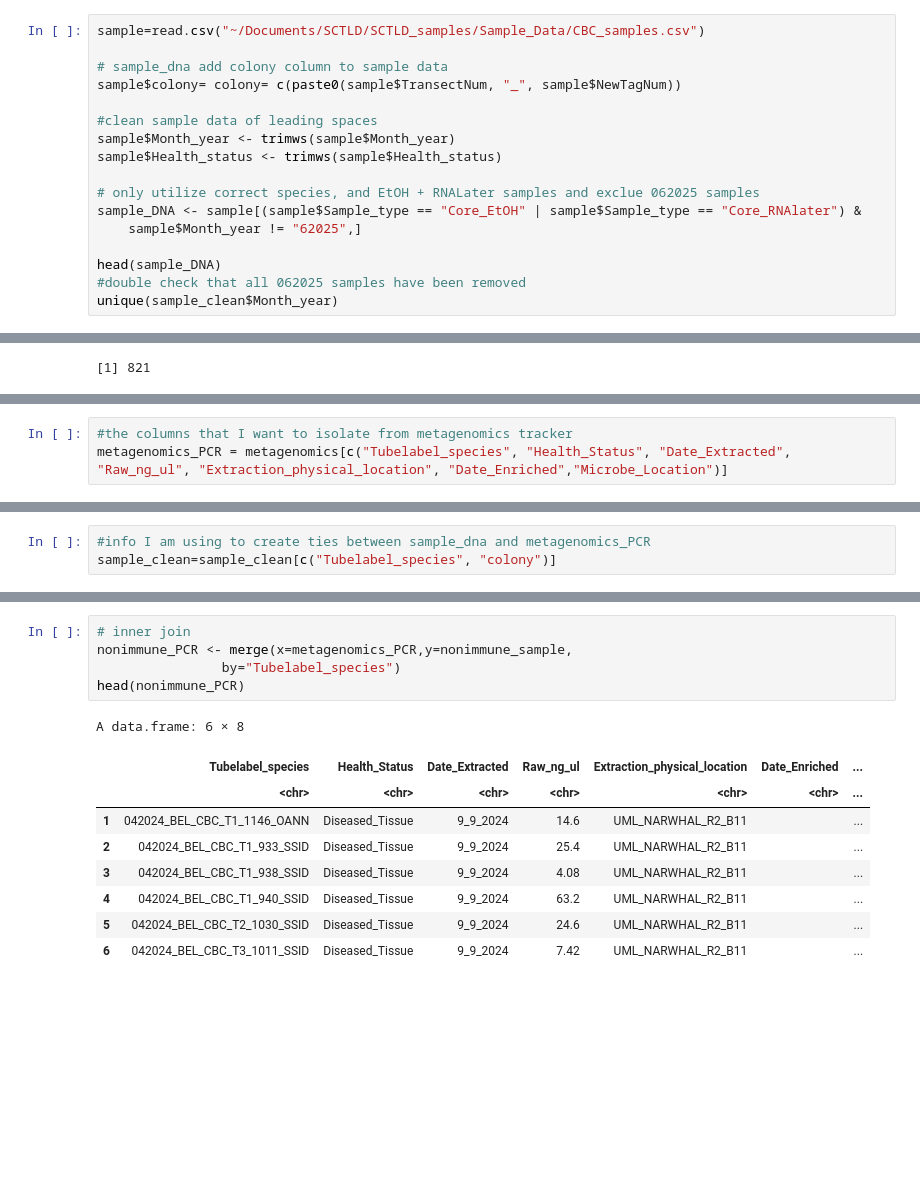
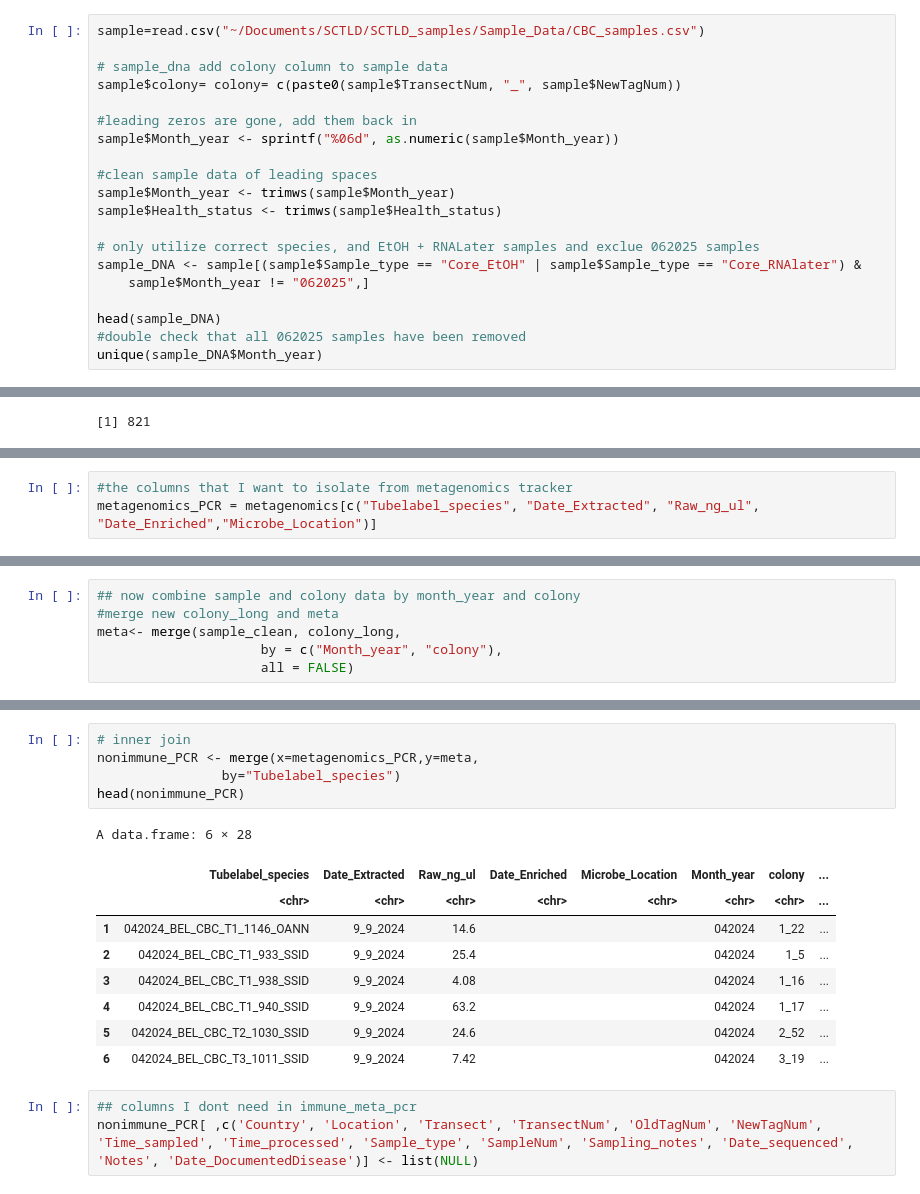
Before and after one commit to cdesouza02/PAN_BDT, a Jupyter notebook: NSF_Rapid/CBC_PCR_Plan/BEL_nonimmune.ipynb, the cells around one changed output, grey strips where cells are left out. Saved outputs shown, nothing was run; the diff lists cells and outputs as text; blank space fills up the shorter version.

Commit message:
consolildate meta data into one sheet

```diff
--- a/NSF_Rapid/CBC_PCR_Plan/BEL_nonimmune.ipynb
+++ b/NSF_Rapid/CBC_PCR_Plan/BEL_nonimmune.ipynb
@@ -47,6 +97,9 @@ sample=read.csv("~/Documents/SCTLD/SCTLD_samples/Sample_Data/CBC_samples.csv")
 
 # sample_dna add colony column to sample data
 sample$colony= colony= c(paste0(sample$TransectNum, "_", sample$NewTagNum))
+
+#leading zeros are gone, add them back in
+sample$Month_year <- sprintf("%06d", as.numeric(sample$Month_year))
 
 #clean sample data of leading spaces
 sample$Month_year <- trimws(sample$Month_year)
@@ -54,11 +107,11 @@ sample$Health_status <- trimws(sample$Health_status)
 
 # only utilize correct species, and EtOH + RNALater samples and exclue 062025 samples
 sample_DNA <- sample[(sample$Sample_type == "Core_EtOH" | sample$Sample_type == "Core_RNAlater") &
-    sample$Month_year != "62025",]
+    sample$Month_year != "062025",]
 
 head(sample_DNA)
 #double check that all 062025 samples have been removed
-unique(sample_clean$Month_year)
+unique(sample_DNA$Month_year)
 # %% [output]
 A data.frame: 6 × 21
 |  | Month_year | Country | Location | CollectionDate | Transect | TransectNum | OldTagNum | NewTagNum | Species | ... |
@@ -116,7 +170,7 @@ colnames(metagenomics)
 [24] "Sample_Code...datecollected_tagnumber_transect_samplenumber_species"
 # %%
 #the columns that I want to isolate from metagenomics tracker
-metagenomics_PCR = metagenomics[c("Tubelabel_species", "Health_Status", "Date_Extracted", "Raw_ng_ul", "Extraction_physical_location", "Date_Enriched","Microbe_Location")]
+metagenomics_PCR = metagenomics[c("Tubelabel_species", "Date_Extracted", "Raw_ng_ul", "Date_Enriched","Microbe_Location")]
 # %%
 head(metagenomics_PCR)
 # %% [output]
@@ -132,3 +185,0 @@ A data.frame: 6 × 7
-# %%
-#info I am using to create ties between sample_dna and metagenomics_PCR
-sample_clean=sample_clean[c("Tubelabel_species", "colony")]
@@ -137,0 +186,6 @@ nonimmune_sample=sample_clean[sample_clean$colony %in% colony_nonimmune,]
+# %%
+## now combine sample and colony data by month_year and colony
+#merge new colony_long and meta
+meta<- merge(sample_clean, colony_long,
+                     by = c("Month_year", "colony"),
+                     all = FALSE)
@@ -161,18 +241,21 @@ nrow(unmatched)
 # %%
 # inner join
-nonimmune_PCR <- merge(x=metagenomics_PCR,y=nonimmune_sample,
+nonimmune_PCR <- merge(x=metagenomics_PCR,y=meta,
                 by="Tubelabel_species")
 head(nonimmune_PCR)
 # %% [output]
-A data.frame: 6 × 8
+A data.frame: 6 × 28
-|  | Tubelabel_species | Health_Status | Date_Extracted | Raw_ng_ul | Extraction_physical_location | Date_Enriched | ... |
-|  | <chr> | <chr> | <chr> | <chr> | <chr> | <chr> | ... |
-| 1 | 042024_BEL_CBC_T1_1146_OANN | Diseased_Tissue | 9_9_2024 | 14.6 | UML_NARWHAL_R2_B11 |  | ... |
-| 2 | 042024_BEL_CBC_T1_933_SSID | Diseased_Tissue | 9_9_2024 | 25.4 | UML_NARWHAL_R2_B11 |  | ... |
-| 3 | 042024_BEL_CBC_T1_938_SSID | Diseased_Tissue | 9_9_2024 | 4.08 | UML_NARWHAL_R2_B11 |  | ... |
-| 4 | 042024_BEL_CBC_T1_940_SSID | Diseased_Tissue | 9_9_2024 | 63.2 | UML_NARWHAL_R2_B11 |  | ... |
-| 5 | 042024_BEL_CBC_T2_1030_SSID | Diseased_Tissue | 9_9_2024 | 24.6 | UML_NARWHAL_R2_B11 |  | ... |
-| 6 | 042024_BEL_CBC_T3_1011_SSID | Diseased_Tissue | 9_9_2024 | 7.42 | UML_NARWHAL_R2_B11 |  | ... |
+|  | Tubelabel_species | Date_Extracted | Raw_ng_ul | Date_Enriched | Microbe_Location | Month_year | colony | ... |
+|  | <chr> | <chr> | <chr> | <chr> | <chr> | <chr> | <chr> | ... |
+| 1 | 042024_BEL_CBC_T1_1146_OANN | 9_9_2024 | 14.6 |  |  | 042024 | 1_22 | ... |
+| 2 | 042024_BEL_CBC_T1_933_SSID | 9_9_2024 | 25.4 |  |  | 042024 | 1_5 | ... |
+| 3 | 042024_BEL_CBC_T1_938_SSID | 9_9_2024 | 4.08 |  |  | 042024 | 1_16 | ... |
+| 4 | 042024_BEL_CBC_T1_940_SSID | 9_9_2024 | 63.2 |  |  | 042024 | 1_17 | ... |
+| 5 | 042024_BEL_CBC_T2_1030_SSID | 9_9_2024 | 24.6 |  |  | 042024 | 2_52 | ... |
+| 6 | 042024_BEL_CBC_T3_1011_SSID | 9_9_2024 | 7.42 |  |  | 042024 | 3_19 | ... |
+# %%
+## columns I dont need in immune_meta_pcr
+nonimmune_PCR[ ,c('Country', 'Location', 'Transect', 'TransectNum', 'OldTagNum', 'NewTagNum', 'Time_sampled', 'Time_processed', 'Sample_type', 'SampleNum', 'Sampling_notes', 'Date_sequenced', 'Notes', 'Date_DocumentedDisease')] <- list(NULL)
 # %%
 length(unique(nonimmune_PCR$colony))
 nrow(nonimmune_PCR)
```
Also changed, not shown: parts of 17 cells of this notebook, 7 other files.
